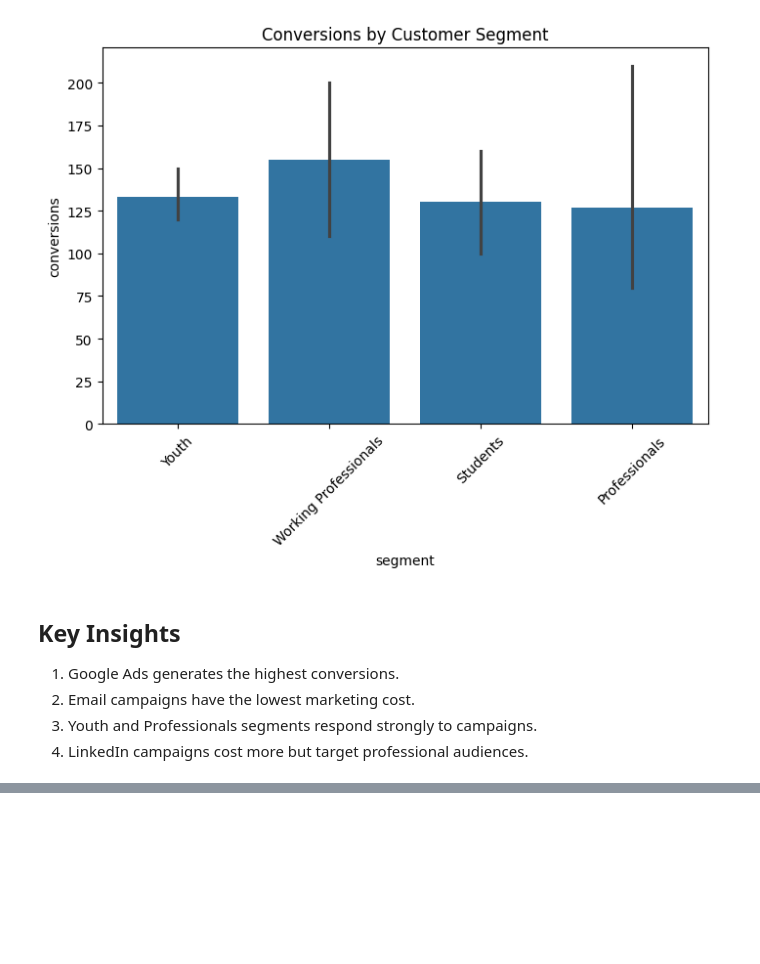
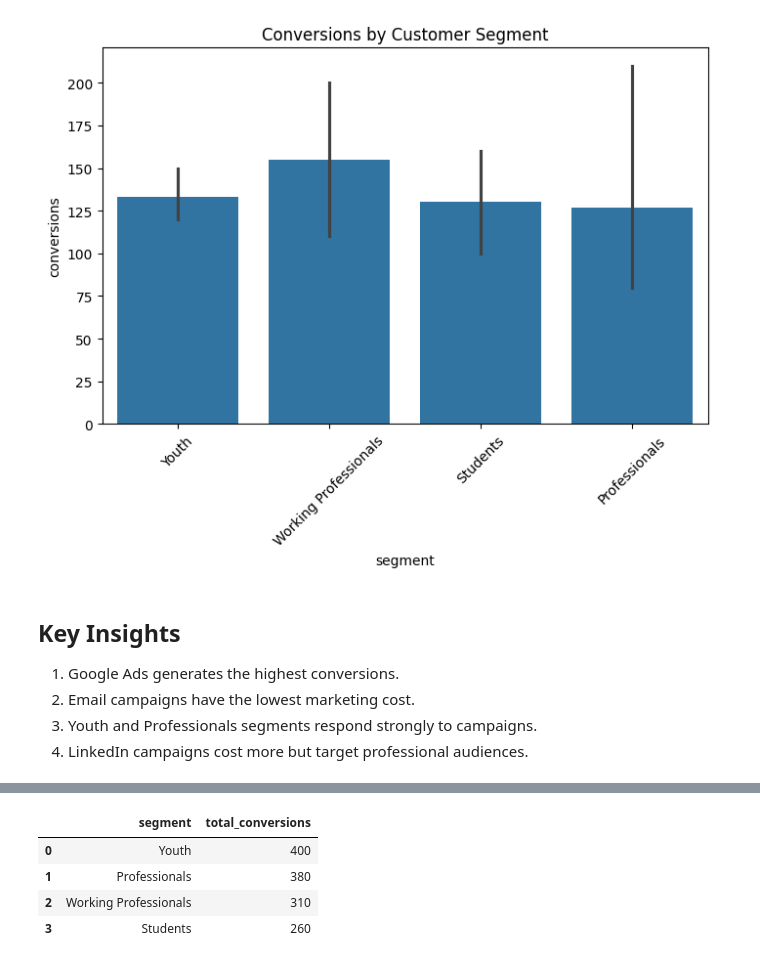
Before and after one commit to Yaswanth-23/marketing-campaign-analytics, a Jupyter notebook: notebooks/campaign_analysis.ipynb, the cells around one changed output, grey strips where cells are left out. Saved outputs shown, nothing was run; the diff lists cells and outputs as text; code cells hidden in the pictures; blank space fills up the shorter version.

```diff
--- a/notebooks/campaign_analysis.ipynb
+++ b/notebooks/campaign_analysis.ipynb
@@ -158,0 +198,17 @@ plt.show()
+# %%
+query = """
+SELECT segment,
+SUM(conversions) AS total_conversions
+FROM data
+GROUP BY segment
+ORDER BY total_conversions DESC
+"""
+
+segment_performance = sqldf(query)
+segment_performance
+# %% [output]
+|  | segment | total_conversions |
+| 0 | Youth | 400 |
+| 1 | Professionals | 380 |
+| 2 | Working Professionals | 310 |
+| 3 | Students | 260 |
```
Also changed, not shown: parts of 5 cells of this notebook, 1 other file.
